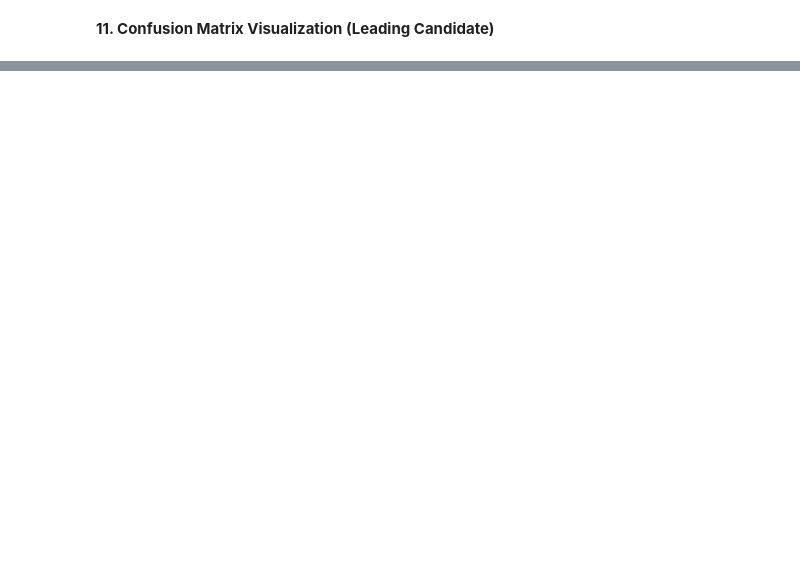
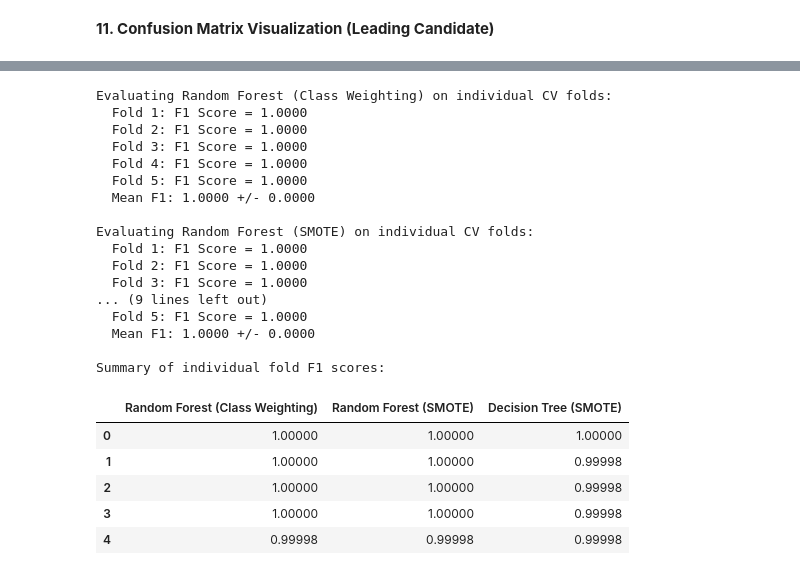
Before and after one commit to ZethRodaje/Automata_Java_Activities, a Jupyter notebook: Phishing_Website_Detection_Using_Machine_Learning.ipynb, the cells around one changed output, grey strips where cells are left out. Saved outputs shown, nothing was run; the diff lists cells and outputs as text; code cells hidden in the pictures; blank space fills up the shorter version.

```diff
--- a/Phishing_Website_Detection_Using_Machine_Learning.ipynb
+++ b/Phishing_Website_Detection_Using_Machine_Learning.ipynb
@@ -393,0 +460,63 @@ importances
+# %%
+cv = StratifiedKFold(n_splits=5, shuffle=True, random_state=RANDOM_STATE)
+
+# Prepare models for individual fold evaluation
+models_to_evaluate = {
+    "Random Forest (Class Weighting)": RandomForestClassifier(n_estimators=200, class_weight="balanced", random_state=RANDOM_STATE),
+    "Random Forest (SMOTE)": RandomForestClassifier(n_estimators=200, random_state=RANDOM_STATE),
+    "Decision Tree (SMOTE)": DecisionTreeClassifier(random_state=RANDOM_STATE),
+}
+
+all_fold_results = {}
+
+for name, model_instance in models_to_evaluate.items():
+    print(f"\nEvaluating {name} on individual CV folds:")
+    fold_f1_scores = []
+    for fold_idx, (train_index, test_index) in enumerate(cv.split(x_train, y_train)):
+        X_train_fold, X_test_fold = x_train.iloc[train_index], x_train.iloc[test_index]
+        y_train_fold, y_test_fold = y_train.iloc[train_index], y_train.iloc[test_index]
+
+        # Apply SMOTE only for models that use it
+        if "SMOTE" in name:
+            smote = SMOTE(random_state=RANDOM_STATE)
+            X_train_fold, y_train_fold = smote.fit_resample(X_train_fold, y_train_fold)
+
+        # Train the model for the current fold
+        model_instance.fit(X_train_fold, y_train_fold)
+
+        # Evaluate on the test fold
+        preds_fold = model_instance.predict(X_test_fold)
+        f1_fold = f1_score(y_test_fold, preds_fold, pos_label=1)
+        fold_f1_scores.append(f1_fold)
+        print(f"  Fold {fold_idx + 1}: F1 Score = {f1_fold:.4f}")
+    all_fold_results[name] = fold_f1_scores
+    print(f"  Mean F1: {np.mean(fold_f1_scores):.4f} +/- {np.std(fold_f1_scores):.4f}")
+
+# Display overall results in a DataFrame
+print("\nSummary of individual fold F1 scores:")
+fold_results_df = pd.DataFrame(all_fold_results)
+display(fold_results_df)
+# %% [output]
+Evaluating Random Forest (Class Weighting) on individual CV folds:
+  Fold 1: F1 Score = 1.0000
+  Fold 2: F1 Score = 1.0000
+  Fold 3: F1 Score = 1.0000
+  Fold 4: F1 Score = 1.0000
+  Fold 5: F1 Score = 1.0000
+  Mean F1: 1.0000 +/- 0.0000
+
+Evaluating Random Forest (SMOTE) on individual CV folds:
+  Fold 1: F1 Score = 1.0000
+  Fold 2: F1 Score = 1.0000
+  Fold 3: F1 Score = 1.0000
+... (9 lines left out)
+  Fold 5: F1 Score = 1.0000
+  Mean F1: 1.0000 +/- 0.0000
+
+Summary of individual fold F1 scores:
+|  | Random Forest (Class Weighting) | Random Forest (SMOTE) | Decision Tree (SMOTE) |
+| 0 | 1.00000 | 1.00000 | 1.00000 |
+| 1 | 1.00000 | 1.00000 | 0.99998 |
+| 2 | 1.00000 | 1.00000 | 0.99998 |
+| 3 | 1.00000 | 1.00000 | 0.99998 |
+| 4 | 0.99998 | 0.99998 | 0.99998 |
```
Also changed, not shown: parts of 43 cells of this notebook.
